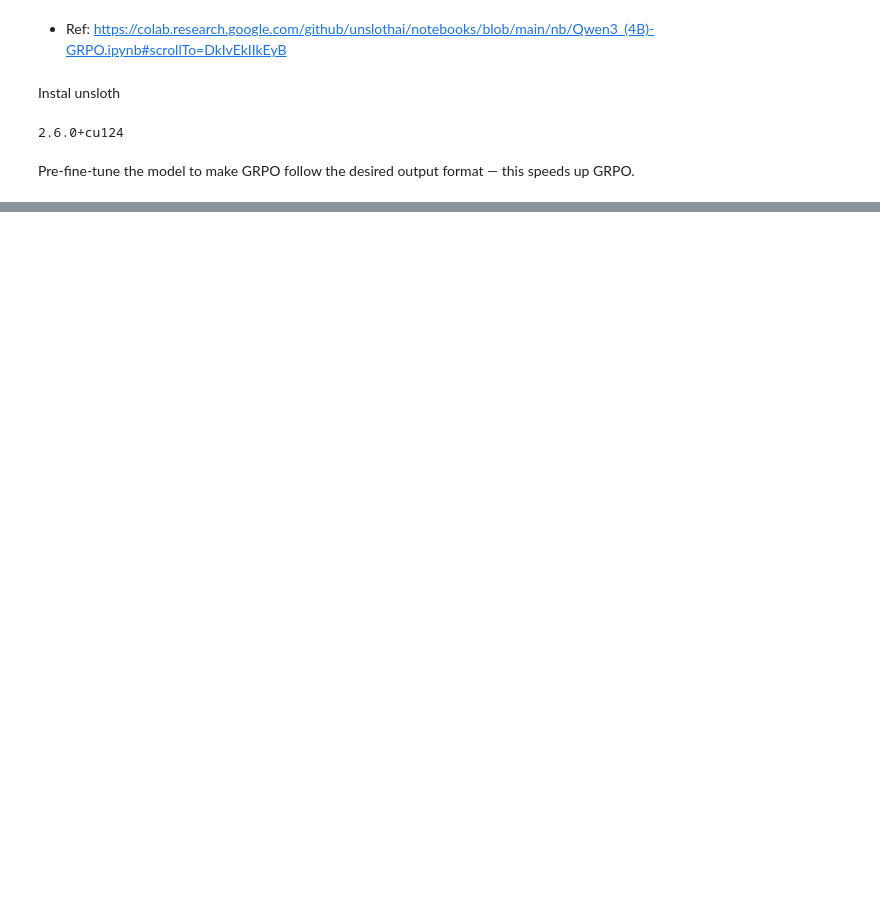
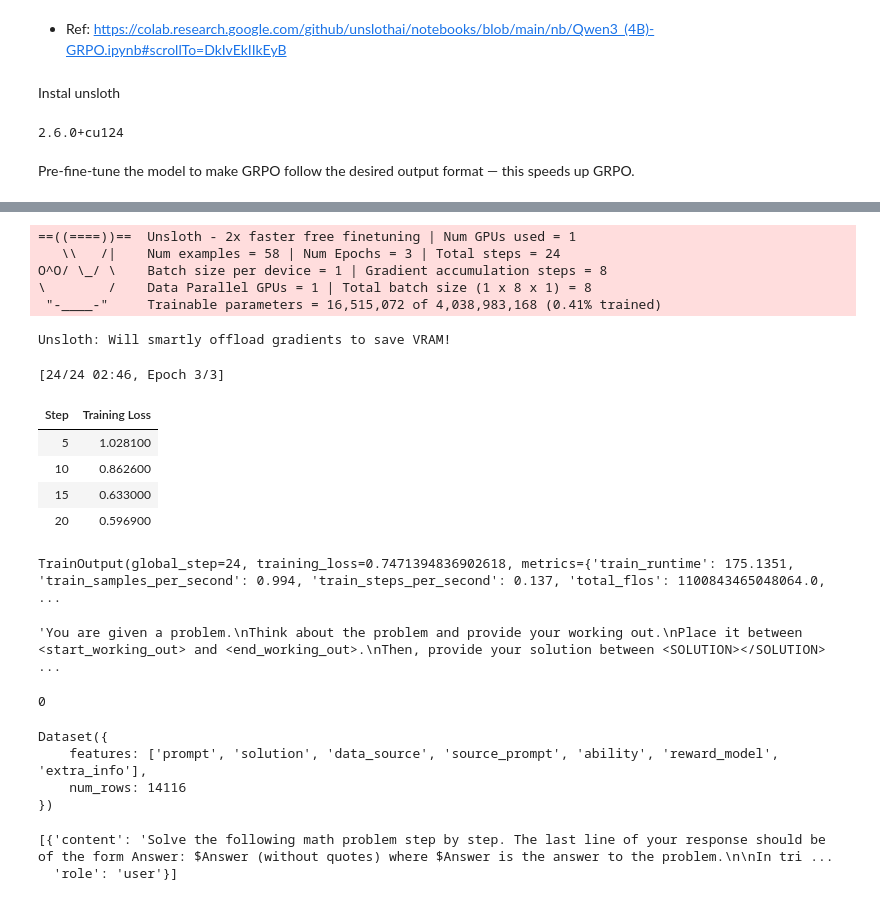
Before and after one commit to chiseanchang0727/MLAlgoFromScratch, a Jupyter notebook: GRPO/unsloth/unsloth_grpo.ipynb, the cells around one changed output, grey strips where cells are left out. Saved outputs shown, nothing was run; the diff lists cells and outputs as text; code cells hidden in the pictures; blank space fills up the shorter version.

```diff
--- a/GRPO/unsloth/unsloth_grpo.ipynb
+++ b/GRPO/unsloth/unsloth_grpo.ipynb
@@ -64,0 +310,2 @@ Unsloth: Just some info: will skip parsing ['pre_feedforward_layernorm', 'post_f
+# %%
+dataset = Dataset.from_pandas(dataset)
@@ -64,0 +354,46 @@ Unsloth: Just some info: will skip parsing ['pre_feedforward_layernorm', 'post_f
+# %%
+trainer = SFTTrainer(
+    model=model,
+    tokenizer=tokenizer,
+    train_dataset=dataset,
+    args = SFTConfig(
+        dataset_text_field='text',
+        per_device_train_batch_size=1,
+        gradient_accumulation_steps=8, # update after accumulation step
+        warmup_steps=5,
+        num_train_epochs=3,
+        learning_rate=2e-4,
+        logging_steps=5,
+        optim='adamw_8bit',
+        weight_decay=0.01,
+        lr_scheduler_type='linear',
+        seed=3407,
+        report_to='none'
+    )
+
+)
+# %%
+trainer.train()
+# %% [output]
+==((====))==  Unsloth - 2x faster free finetuning | Num GPUs used = 1
+   \\   /|    Num examples = 58 | Num Epochs = 3 | Total steps = 24
+O^O/ \_/ \    Batch size per device = 1 | Gradient accumulation steps = 8
+\        /    Data Parallel GPUs = 1 | Total batch size (1 x 8 x 1) = 8
+ "-____-"     Trainable parameters = 16,515,072 of 4,038,983,168 (0.41% trained)
+Unsloth: Will smartly offload gradients to save VRAM!
+[24/24 02:46, Epoch 3/3]
+| Step | Training Loss |
+| 5 | 1.028100 |
+| 10 | 0.862600 |
+| 15 | 0.633000 |
+| 20 | 0.596900 |
+TrainOutput(global_step=24, training_loss=0.7471394836902618, metrics={'train_runtime': 175.1351, 'train_samples_per_second': 0.994, 'train_steps_per_second': 0.137, 'total_flos': 1100843465048064.0,  ...
+# %%
+text = tokenizer.apply_chat_template(
+    dataset[0]["Messages"][:2],
+    tokenize=False,
+    add_generation_prompt=True # add this then the ending is "<start_working_out>"
+)
+text
+# %% [output]
+'You are given a problem.\nThink about the problem and provide your working out.\nPlace it between <start_working_out> and <end_working_out>.\nThen, provide your solution between <SOLUTION></SOLUTION> ...
@@ -64,0 +408,22 @@ Unsloth: Just some info: will skip parsing ['pre_feedforward_layernorm', 'post_f
+# %%
+# clean memory
+del dataset
+torch.cuda.empty_cache()
+import gc
+gc.collect()
+# %% [output]
+0
+# %%
+dataset = load_dataset("open-r1/DAPO-Math-17k-Processed", "en", split = "train")
+dataset
+# %% [output]
+Dataset({
+    features: ['prompt', 'solution', 'data_source', 'source_prompt', 'ability', 'reward_model', 'extra_info'],
+    num_rows: 14116
+})
+# %%
+# the overall prompt (including problem and system prompt) in the OpenR1 datatset
+dataset[0]["source_prompt"]
+# %% [output]
+[{'content': 'Solve the following math problem step by step. The last line of your response should be of the form Answer: $Answer (without quotes) where $Answer is the answer to the problem.\n\nIn tri ...
+  'role': 'user'}]
```
Also changed, not shown: parts of 45 cells of this notebook.
